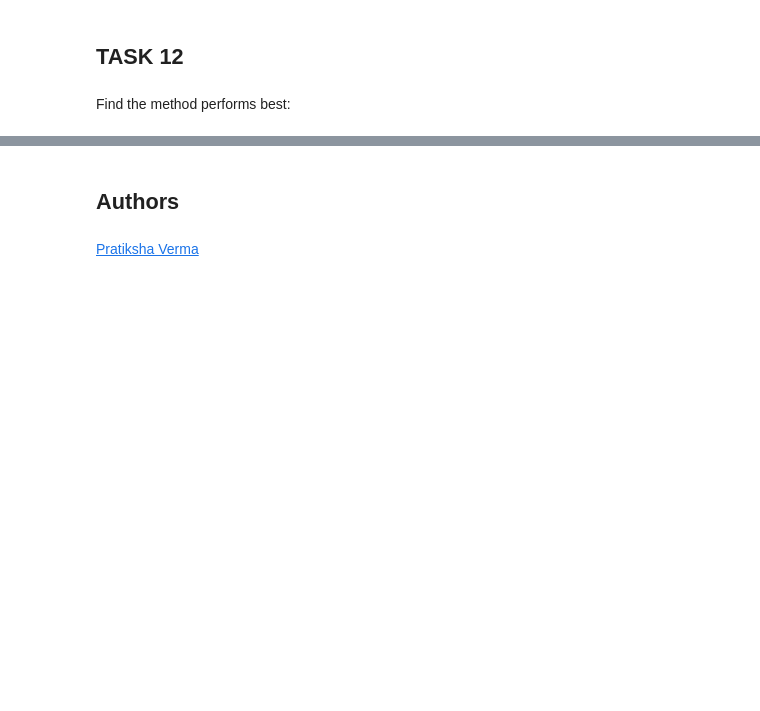
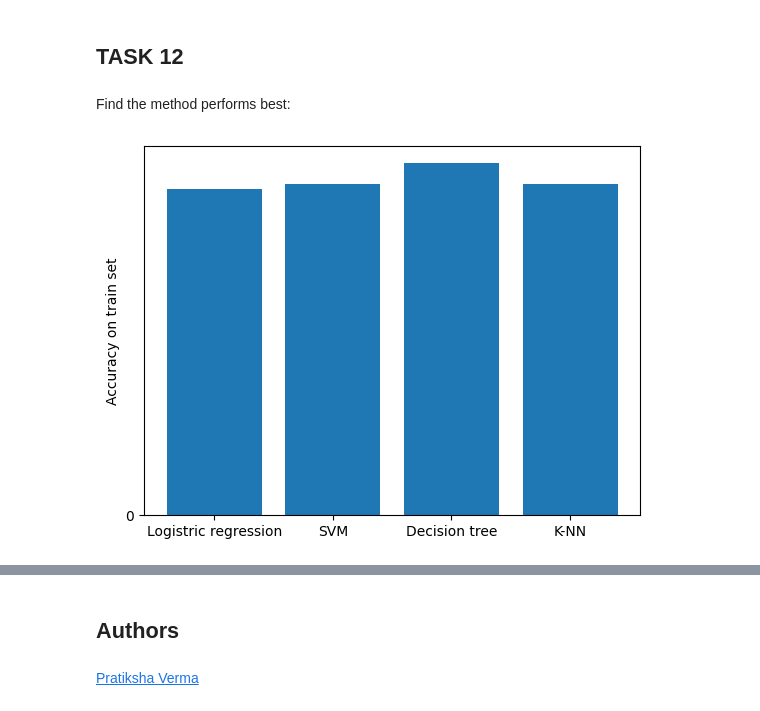
Before and after one commit to pguruciaga/spaceX-rocket-launch, a Jupyter notebook: Machine_learning_prediction.ipynb, the cells around one changed output, grey strips where cells are left out. Saved outputs shown, nothing was run; the diff lists cells and outputs as text; code cells hidden in the pictures; blank space fills up the shorter version.

```diff
--- a/Machine_learning_prediction.ipynb
+++ b/Machine_learning_prediction.ipynb
@@ -370,3 +370,16 @@ plot_confusion_matrix(Y_test,yhat)
 ## TASK  12
 # %% [markdown]
 Find the method performs best:
+# %%
+models = [logreg_cv, svm_cv, tree_cv, knn_cv]
+model_names = ['Logistric regression', 'SVM', 'Decision tree', 'K-NN']
+accuracies_train = [model.best_score_ for model in models]
+accuracies_test = [model.score(X_test, Y_test) for model in models]
+# %%
+plt.bar(model_names, accuracies_train)
+plt.ylabel('Accuracy on train set')
+plt.yticks(np.arange(0.,0.1,0.2))
+plt.show()
+plt.close()
+# %% [output]
+[figure, added]
```
Also changed, not shown: parts of 5 cells of this notebook.
